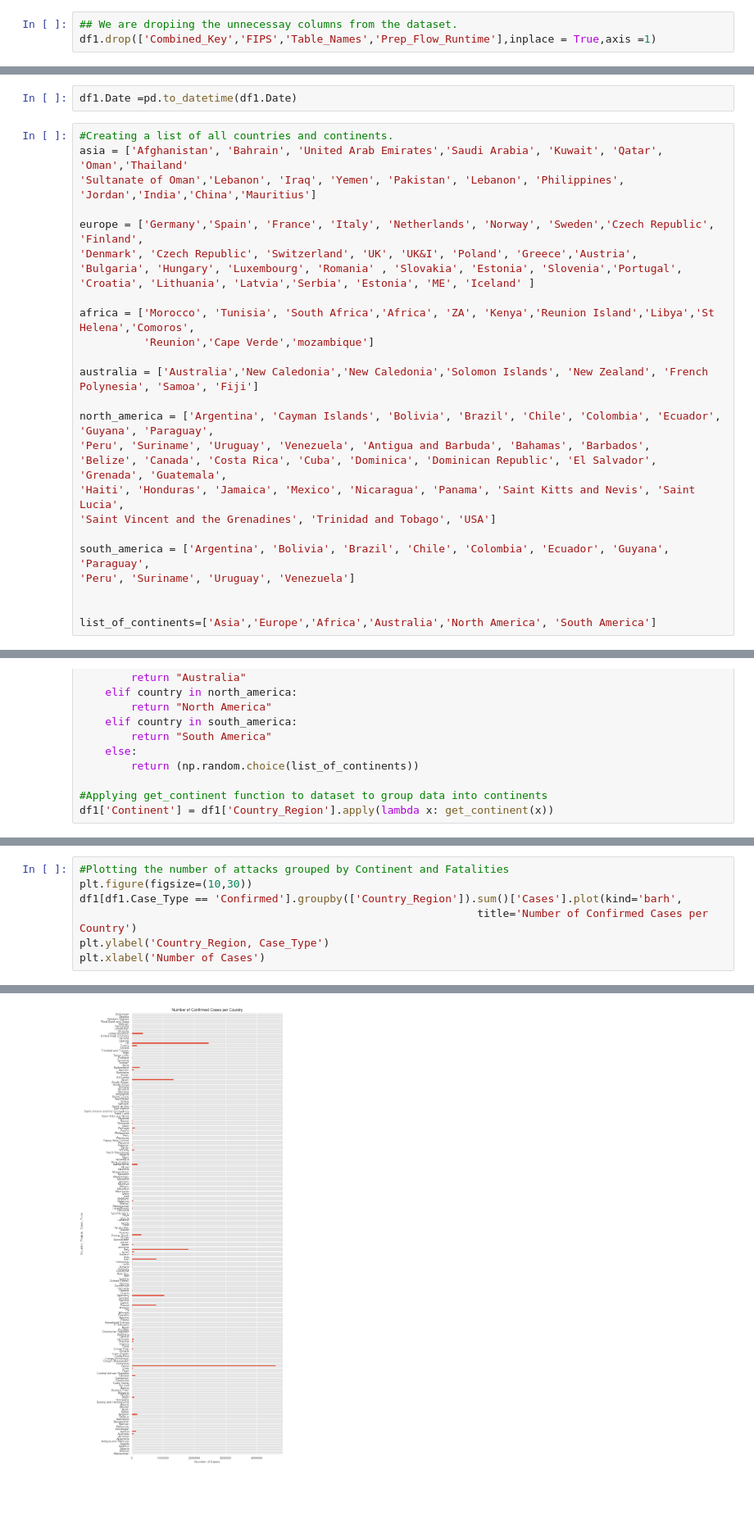
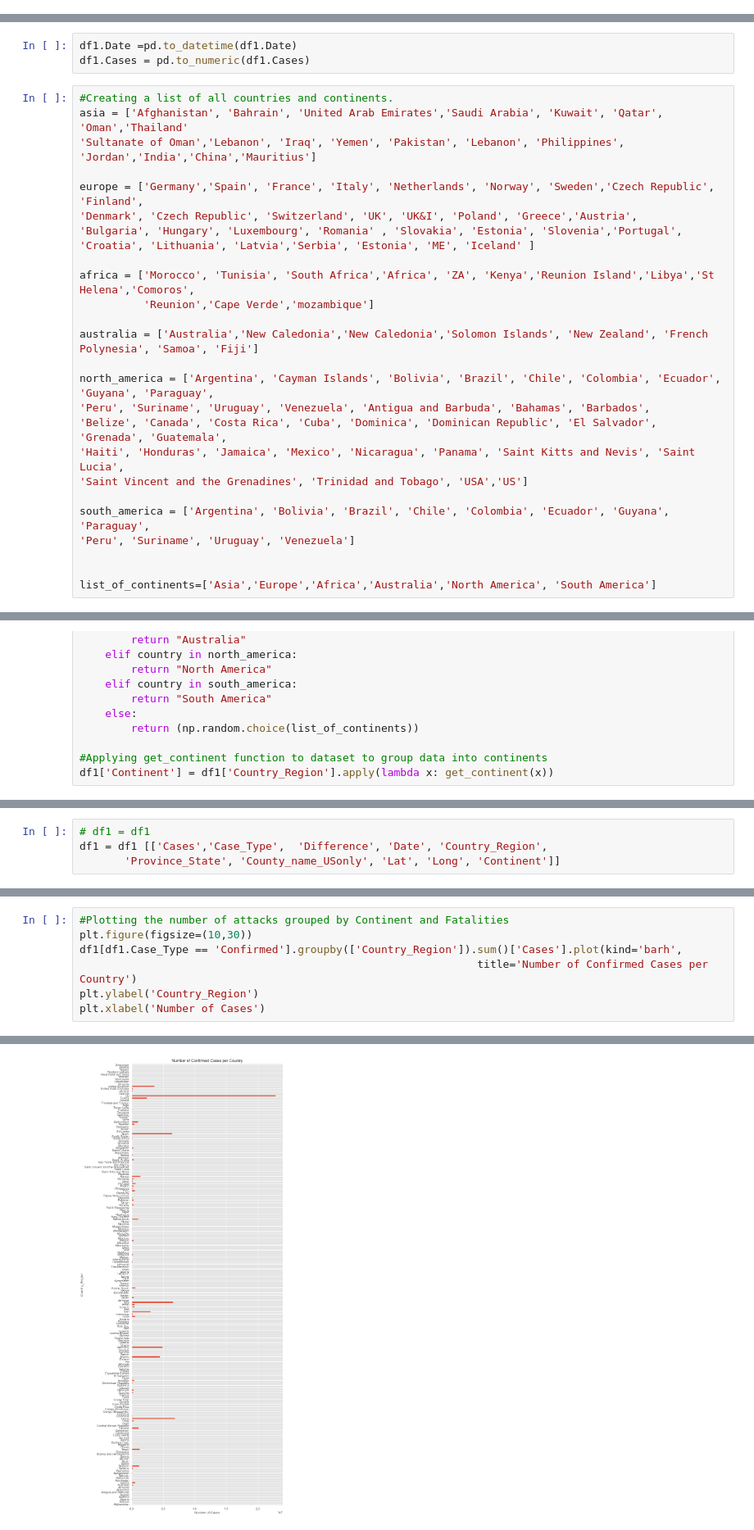
Before and after one commit to karan-shah/global-cases-corono-virus-analysis, a Jupyter notebook: Data-Preprocessing.ipynb, the cells around one changed output, grey strips where cells are left out. Shown at 82% size. Drawn from its saved outputs; the diff is of its cells as text; blank space fills up the shorter version.

```diff
--- a/Data-Preprocessing.ipynb
+++ b/Data-Preprocessing.ipynb
@@ -70,14 +96,12 @@ df1.fillna(np.NaN,inplace = True)
 # %%
 df1.Long.dropna(inplace = True)
 df1.Lat.dropna(inplace = True)
-# %%
-## We are dropiing the unnecessay columns from the dataset.
-df1.drop(['Combined_Key','FIPS','Table_Names','Prep_Flow_Runtime'],inplace = True,axis =1)
 # %%
 # Renaminig the Column Admin2, to make it wasy to understand.
 df1.rename(columns={"Admin2": "County_name_USonly"},inplace = True)
 # %%
 df1.Date =pd.to_datetime(df1.Date)
+df1.Cases = pd.to_numeric(df1.Cases)
 # %%
 #Creating a list of all countries and continents.
 asia = ['Afghanistan', 'Bahrain', 'United Arab Emirates','Saudi Arabia', 'Kuwait', 'Qatar', 'Oman','Thailand'
@@ -97,7 +121,7 @@ north_america = ['Argentina', 'Cayman Islands', 'Bolivia', 'Brazil', 'Chile', 'C
 'Peru', 'Suriname', 'Uruguay', 'Venezuela', 'Antigua and Barbuda', 'Bahamas', 'Barbados',
 'Belize', 'Canada', 'Costa Rica', 'Cuba', 'Dominica', 'Dominican Republic', 'El Salvador', 'Grenada', 'Guatemala',
 'Haiti', 'Honduras', 'Jamaica', 'Mexico', 'Nicaragua', 'Panama', 'Saint Kitts and Nevis', 'Saint Lucia',
-'Saint Vincent and the Grenadines', 'Trinidad and Tobago', 'USA']
+'Saint Vincent and the Grenadines', 'Trinidad and Tobago', 'USA','US']
 
 south_america = ['Argentina', 'Bolivia', 'Brazil', 'Chile', 'Colombia', 'Ecuador', 'Guyana', 'Paraguay',
 'Peru', 'Suriname', 'Uruguay', 'Venezuela']
@@ -126,0 +157,4 @@ df1['Continent'] = df1['Country_Region'].apply(lambda x: get_continent(x))
+# %%
+# df1 = df1
+df1 = df1 [['Cases','Case_Type',  'Difference', 'Date', 'Country_Region',
+       'Province_State', 'County_name_USonly', 'Lat', 'Long', 'Continent']]
@@ -189,13 +228,13 @@ Text(0.5, 1.0, 'Deaths Vs Confirmed Cases all over the World')
 # %%
 #Plotting the number of attacks grouped by Continent and Fatalities
 plt.figure(figsize=(10,30))
 df1[df1.Case_Type == 'Confirmed'].groupby(['Country_Region']).sum()['Cases'].plot(kind='barh',
                                                               title='Number of Confirmed Cases per Country')
-plt.ylabel('Country_Region, Case_Type')
+plt.ylabel('Country_Region')
 plt.xlabel('Number of Cases')
 # %% [output]
 Text(0.5, 0, 'Number of Cases')
-[figure, old version]
+[figure, new version]
 # %%
 #Plotting the number of attacks grouped by Continent and Fatalities
 plt.figure(figsize=(10,30))
```
Also changed, not shown: parts of 19 cells of this notebook.
